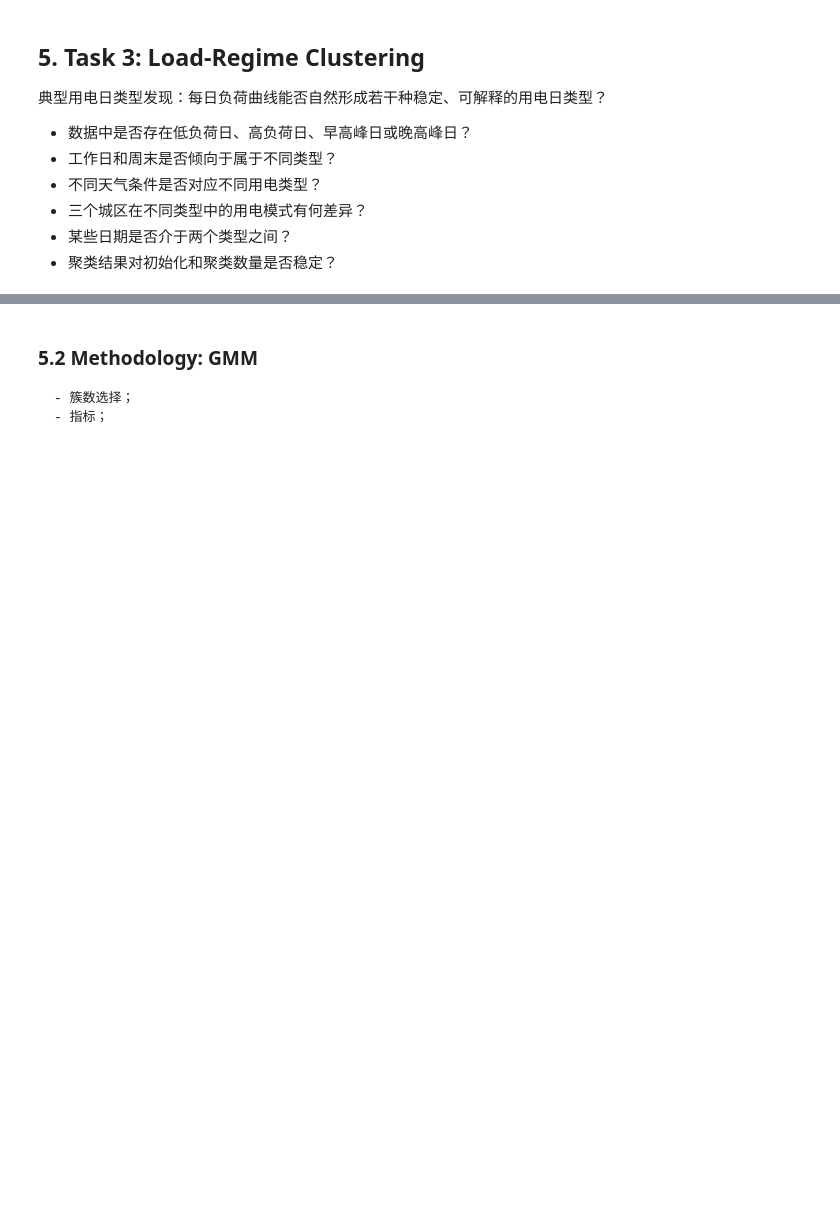
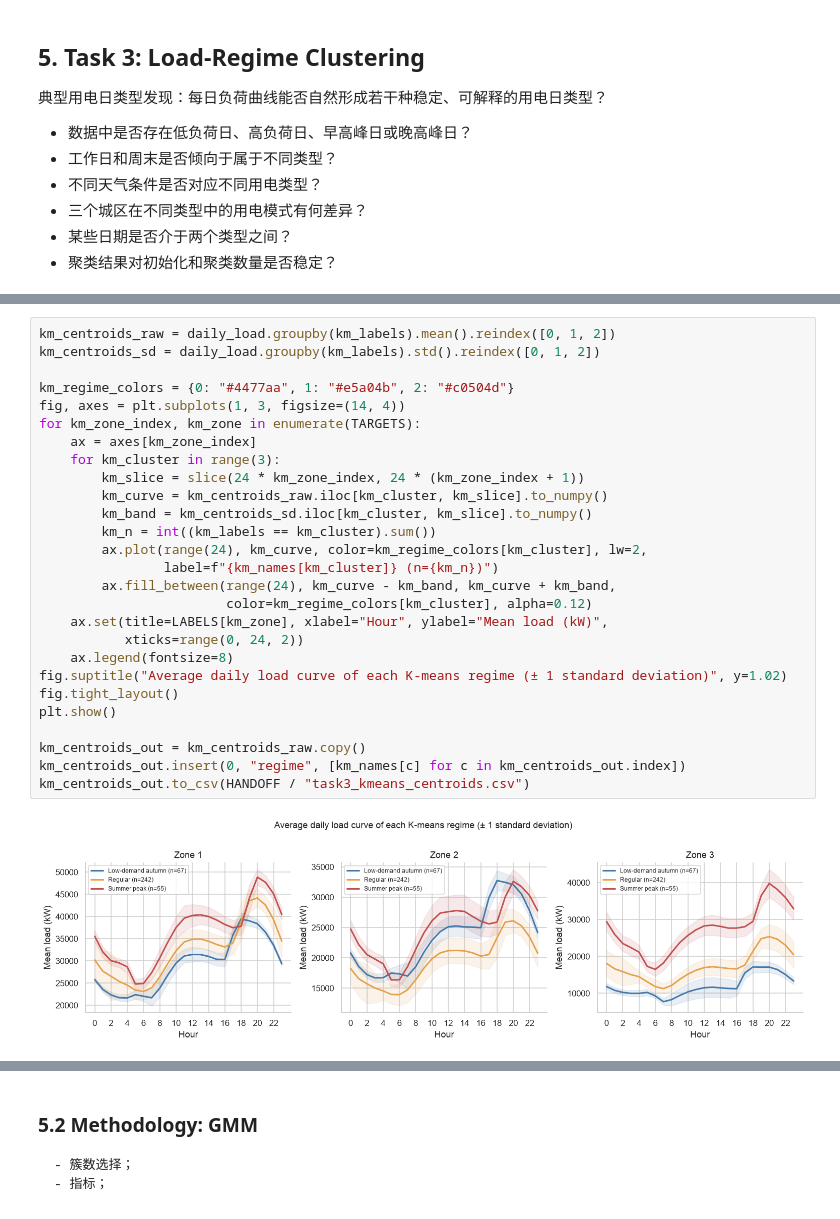
Before and after one commit to DSA5102-Final-Project-Group-8/Tetuan-City-Power-Consumption, a Jupyter notebook: DSA5102_Final_Project_Group8.ipynb, the cells around one changed output, grey strips where cells are left out. Saved outputs shown, nothing was run; the diff lists cells and outputs as text; blank space fills up the shorter version.

```diff
--- a/DSA5102_Final_Project_Group8.ipynb
+++ b/DSA5102_Final_Project_Group8.ipynb
@@ -1835,0 +1978,29 @@ Selected PCA scale: standardized
+# %%
+km_centroids_raw = daily_load.groupby(km_labels).mean().reindex([0, 1, 2])
+km_centroids_sd = daily_load.groupby(km_labels).std().reindex([0, 1, 2])
+
+km_regime_colors = {0: "#4477aa", 1: "#e5a04b", 2: "#c0504d"}
+fig, axes = plt.subplots(1, 3, figsize=(14, 4))
+for km_zone_index, km_zone in enumerate(TARGETS):
+    ax = axes[km_zone_index]
+    for km_cluster in range(3):
+        km_slice = slice(24 * km_zone_index, 24 * (km_zone_index + 1))
+        km_curve = km_centroids_raw.iloc[km_cluster, km_slice].to_numpy()
+        km_band = km_centroids_sd.iloc[km_cluster, km_slice].to_numpy()
+        km_n = int((km_labels == km_cluster).sum())
+        ax.plot(range(24), km_curve, color=km_regime_colors[km_cluster], lw=2,
+                label=f"{km_names[km_cluster]} (n={km_n})")
+        ax.fill_between(range(24), km_curve - km_band, km_curve + km_band,
+                        color=km_regime_colors[km_cluster], alpha=0.12)
+    ax.set(title=LABELS[km_zone], xlabel="Hour", ylabel="Mean load (kW)",
+           xticks=range(0, 24, 2))
+    ax.legend(fontsize=8)
+fig.suptitle("Average daily load curve of each K-means regime (± 1 standard deviation)", y=1.02)
+fig.tight_layout()
+plt.show()
+
+km_centroids_out = km_centroids_raw.copy()
+km_centroids_out.insert(0, "regime", [km_names[c] for c in km_centroids_out.index])
+km_centroids_out.to_csv(HANDOFF / "task3_kmeans_centroids.csv")
+# %% [output]
+[figure, added]
```
Also changed, not shown: parts of 21 cells of this notebook, 7 other files.
